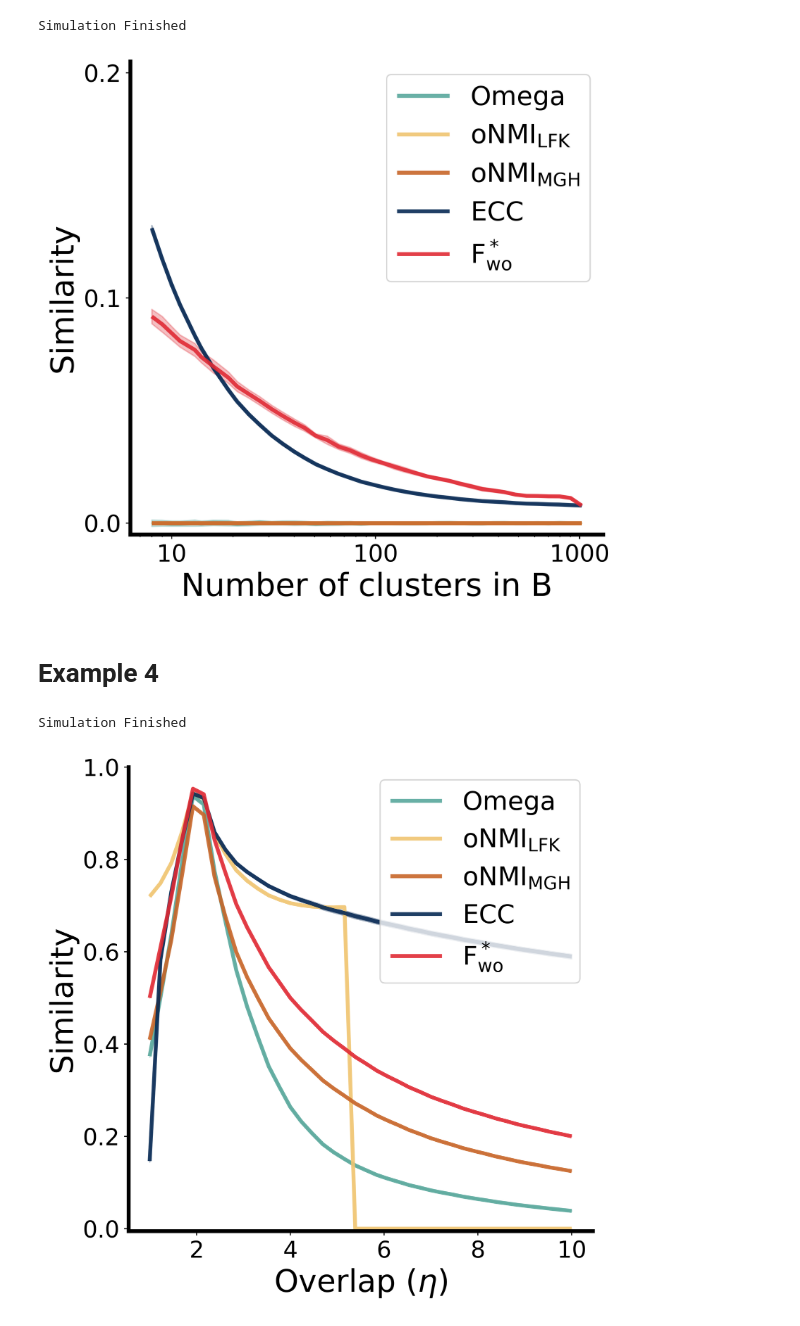
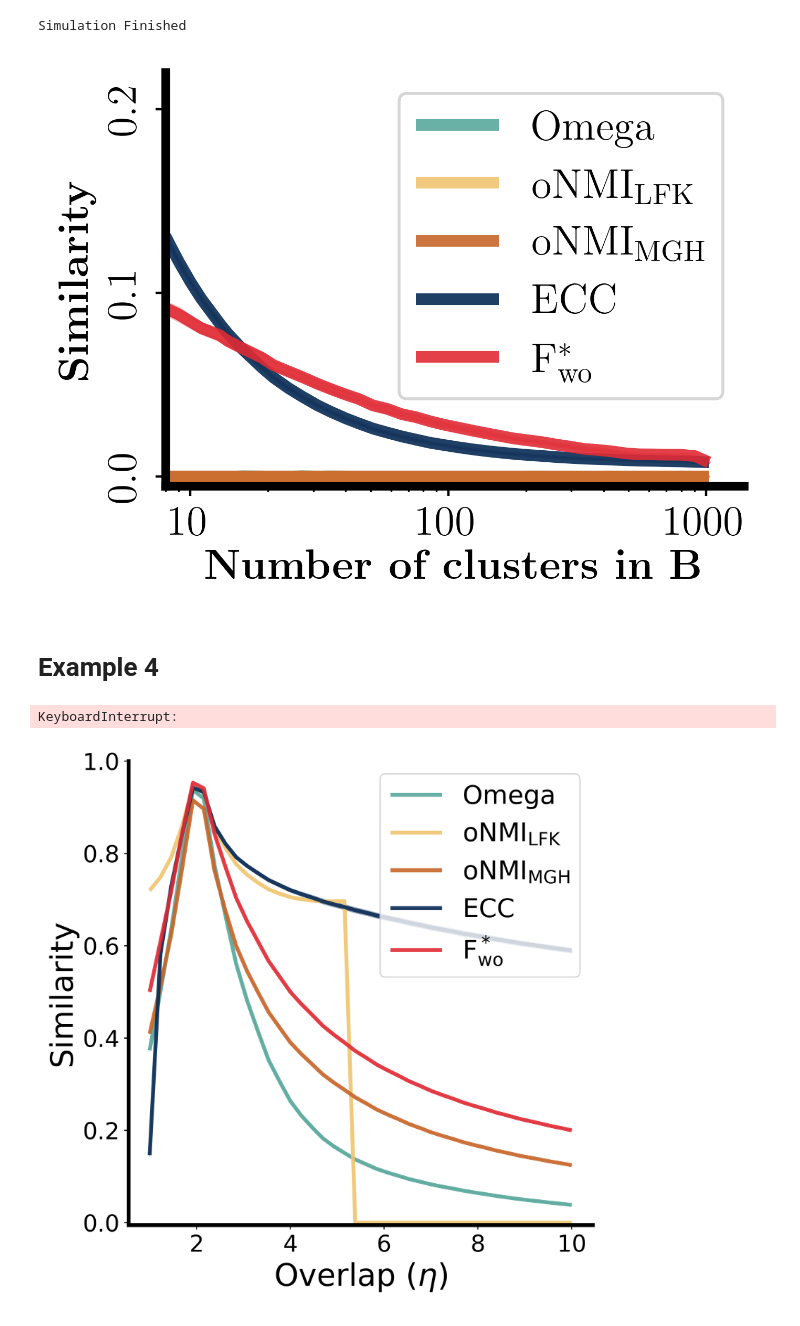
Before and after one commit to ryandewolfe33/Fstar, a Jupyter notebook: experiments/properties.ipynb, the cells around one changed output. Saved outputs shown, nothing was run; the diff lists cells and outputs as text; code cells hidden in the pictures.

```diff
--- a/experiments/properties.ipynb
+++ b/experiments/properties.ipynb
@@ -242,32 +252,37 @@ Wall time: 8h 13min 11s
 # %%
 # plot results
+entropy_bins = np.load("entropy_bins.npy")
+skew_measure_means = np.load("skew_means.npy")
+skew_measure_stds = np.load("skew_stds.npy")
+
 fig, ax = plt.subplots(1,1, figsize = (6,6), dpi=400)
 
 for imeasure in range(n_measures):
     line = ax.plot(entropy_bins[:-1], skew_measure_means[imeasure], color = BiasColorDict[measure_list[imeasure]],
-                label = measure_list[imeasure], alpha = 0.9, lw = 3, dashes = [500,1])
+                label = measure_list[imeasure], alpha = 0.9, lw = 4, dashes = [500,1])
 
 for imeasure in range(n_measures):
     ax.fill_between(entropy_bins[:-1], skew_measure_means[imeasure] - skew_measure_stds[imeasure],
                     skew_measure_means[imeasure] + skew_measure_stds[imeasure],
                          color = BiasColorDict[measure_list[imeasure]], alpha = 0.3)
 
-ax.set_ylim([-0.005, 0.1])
-ax.set_xlim([5, 1.3])
-ax.set_xticks([5,3.25, 1.5])
-ax.set_yticks([0.0,0.04, 0.08])
-ax.tick_params(labelsize=18)
+ax.set_ylim([-0.003, 0.09])
+ax.set_xlim([5.05, 1.3])
+ax.set_xticks([5.,3.25, 1.5])
+ax.set_yticks([0,0.04, 0.08])
+plt.yticks(rotation=90, va="center")
+ax.tick_params(labelsize=14.4)
 
-ax.set_xlabel('Entropy of B, bits', fontsize=24)
-ax.set_ylabel('Similarity', fontsize=24)
+ax.set_xlabel(r'\Large \bf Entropy')
+ax.set_ylabel(r'\Large \bf Similarity')
 
 for spine in ['right', 'top']:
     ax.spines[spine].set_visible(False)
 for spine in ['left', 'bottom']:
     ax.spines[spine].set_linewidth(3)
 
-ax.legend(labels=measure_name, fontsize=20)
-set_size(5,5)
+#ax.legend(labels=measure_name, fontsize=20)
+set_size(7,5)
 #plt.tight_layout()
 plt.show()
 # %% [output]
@@ -312,40 +327,40 @@ Simulation Finished
 # %%
 # plot results
 numc_measure_mean = np.load("numc_mean.npy")
 numc_measure_stds = np.load("numc_std.npy")
 
 fig, ax = plt.subplots(1,1, figsize = (6,6), dpi=400)
 ax.set_xscale('log')
 
 for imeasure in range(n_measures):
     line = ax.plot(number_cluster_values, numc_measure_mean[imeasure], color = BiasColorDict[measure_list[imeasure]],
-                label = measure_list[imeasure], alpha = 0.9, lw = 3, dashes = [500,1])
+                label = measure_list[imeasure], alpha = 0.9, lw = 4, dashes = [500,1])
 
 for imeasure in range(n_measures):
     ax.fill_between(number_cluster_values, numc_measure_mean[imeasure] - numc_measure_stds[imeasure],
                     numc_measure_mean[imeasure] + numc_measure_stds[imeasure],
                          color = BiasColorDict[measure_list[imeasure]], alpha = 0.3)
 
-ax.set_ylim([-0.005, 0.205])
-#ax.set_xlim([6, 1032])
-
+ax.set_ylim([-0.005, 0.22])
+ax.set_xlim([8, 1400])
 ax.set_xticks([10, 100, 1000], [10, 100, 1000])
 ax.set_yticks([0.0, 0.1, 0.2])
-ax.tick_params(labelsize=18)
+plt.yticks(rotation=90, va="center")
+ax.tick_params(labelsize=14.4)
 
-ax.set_xlabel('Number of clusters in B', fontsize=24)
-ax.set_ylabel('Similarity', fontsize=24)
+ax.set_xlabel(r'\Large \bf Number of clusters in B')
+ax.set_ylabel(r'\Large \bf Similarity')
 
 for spine in ['right', 'top']:
     ax.spines[spine].set_visible(False)
 for spine in ['left', 'bottom']:
     ax.spines[spine].set_linewidth(3)
 
-ax.legend(labels=measure_name, fontsize=20)
-set_size(5,5)
+ax.legend(labels=measure_name, fontsize=14.3)
+set_size(7,5)
 plt.show()
 # %% [output]
-[figure, old version]
+[figure, new version]
 # %% [markdown]
 # Example 4
 # %%
@@ -386,10 +401,10 @@ def expand_communities(geom_layer, primary_community, eta):
     return overlapping_coms.tocsr()
 # %%
 base_eta = 3
-n_etas = 40
+n_etas = 11
 rng = np.random.default_rng(seed=42)
 
-etas = np.linspace(1, 10, n_etas)
+etas = np.linspace(1, 11, n_etas)
 overlap_compare = np.zeros((n_measures, len(etas), n_samples))
 community_sizes = [n_elements // n_clusterfixed] *  n_clusterfixed
 
@@ -419,7 +434,7 @@ np.save("overlap_mean.npy", overlap_measure_mean)
 np.save("overlap_std.npy", overlap_measure_stds)
 print("Simulation Finished")
 # %% [output]
-Simulation Finished
+KeyboardInterrupt:
 # %%
 # plot results
 overlap_measure_mean = np.load("overlap_mean.npy")
```
Also changed, not shown: parts of 15 cells of this notebook, 1 other file.
